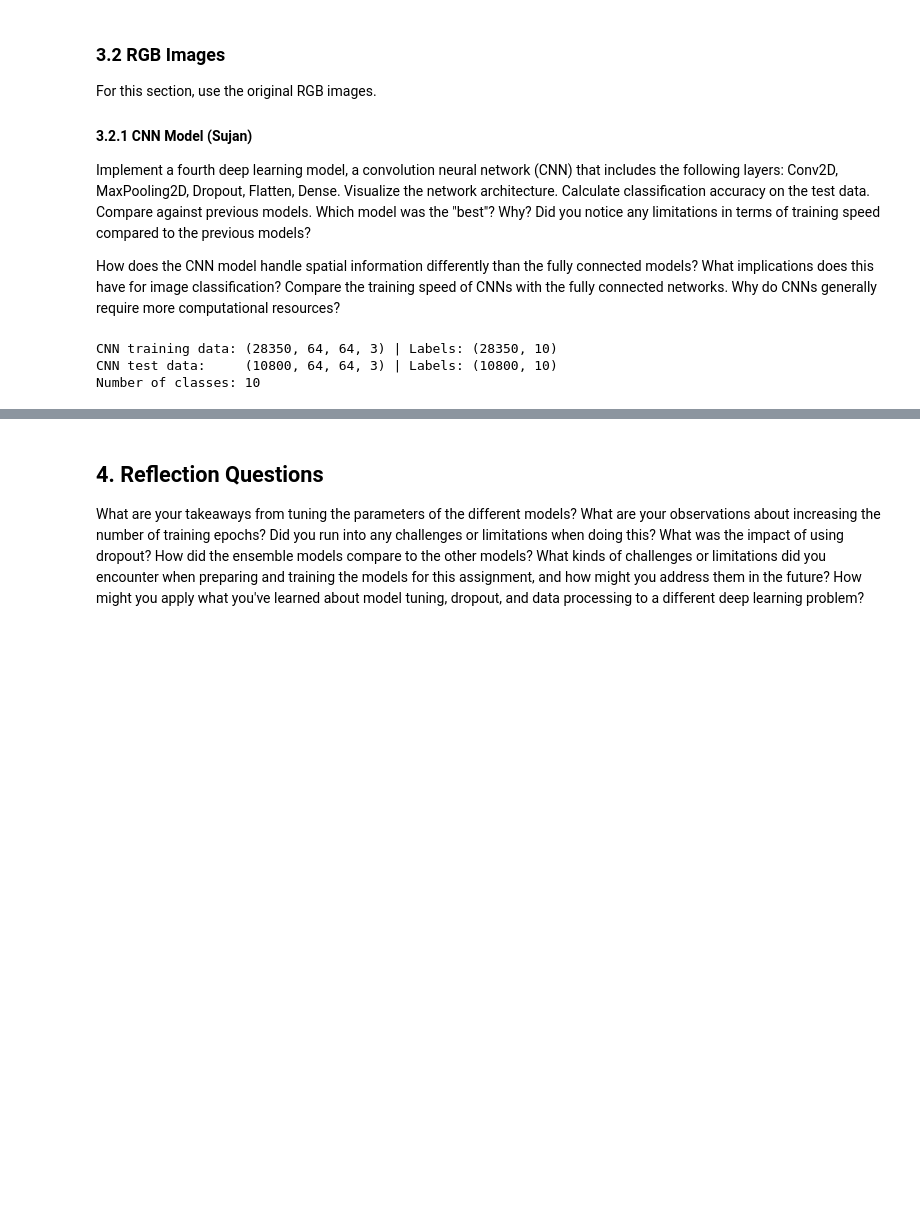
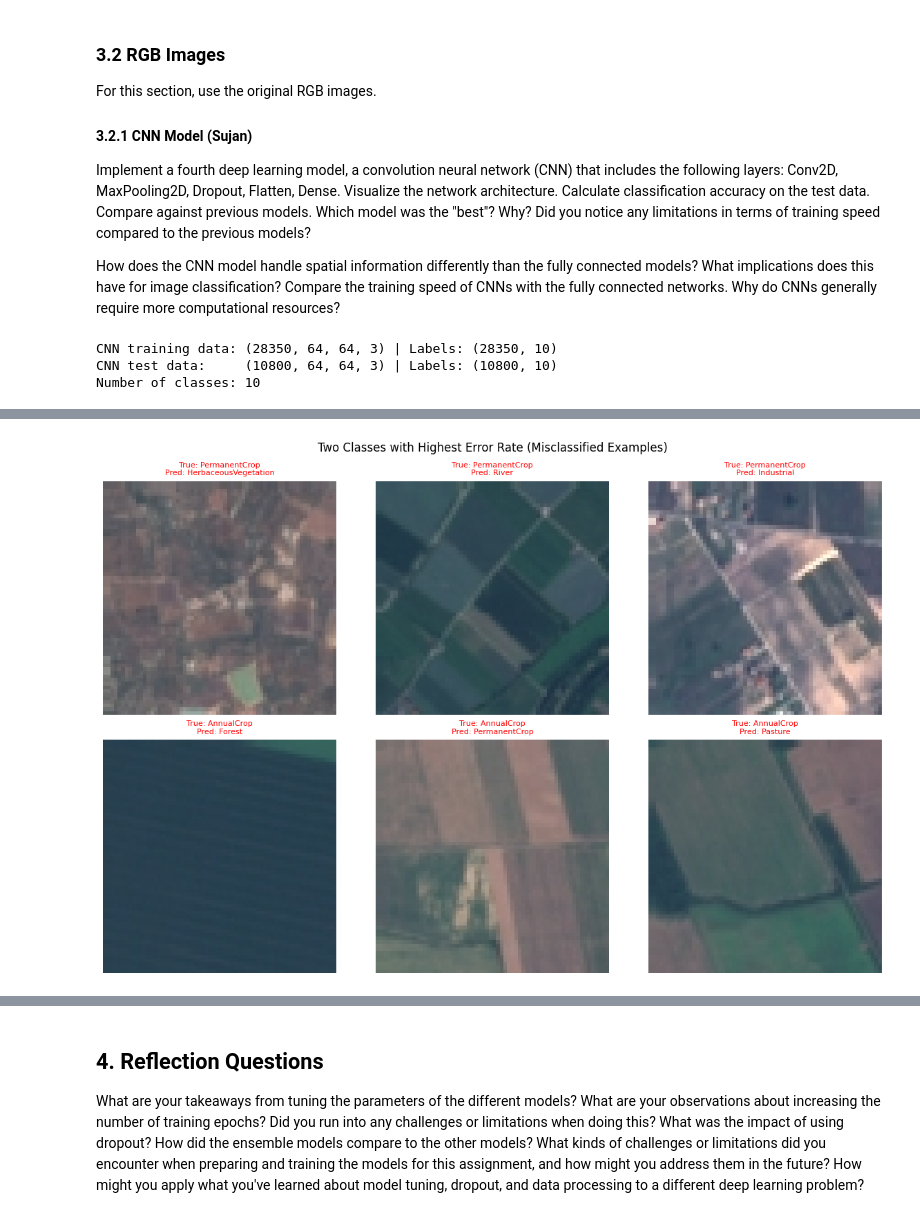
Before and after one commit to kakumanus/musa-650-spring2026, a Jupyter notebook: assignments/eurosat.ipynb, the cells around one changed output, grey strips where cells are left out. Drawn from its saved outputs; the diff is of its cells as text; code cells hidden in the pictures; blank space fills up the shorter version.

```diff
--- a/assignments/eurosat.ipynb
+++ b/assignments/eurosat.ipynb
@@ -1157,0 +1302,23 @@ How did adding multispectral channels impact your model's performance? Explain t
+# %%
+# Identify two worst classes by recall and show misclassified examples
+report = classification_report(y_test, y_pred_advanced, target_names=class_names, output_dict=True)
+sorted_classes = sorted(class_names, key=lambda c: report[c]["recall"])
+top2 = sorted_classes[:2]
+
+fig, axes = plt.subplots(2, 3, figsize=(12, 8))
+for row, class_name in enumerate(top2):
+    label = class_names.index(class_name)
+    mis_idx = np.where((y_test == label) & (y_pred_advanced != label))[0][:3]
+    for col, idx in enumerate(mis_idx):
+        axes[row, col].imshow(x_test_img[idx])
+        axes[row, col].set_title(
+            f"True: {class_name}\nPred: {class_names[y_pred_advanced[idx]]}",
+            fontsize=8, color="red"
+        )
+        axes[row, col].axis("off")
+
+plt.suptitle("Two Classes with Highest Error Rate (Misclassified Examples)")
+plt.tight_layout()
+plt.show()
+# %% [output]
+[figure, added]
```
Also changed, not shown: parts of 34 cells of this notebook.
